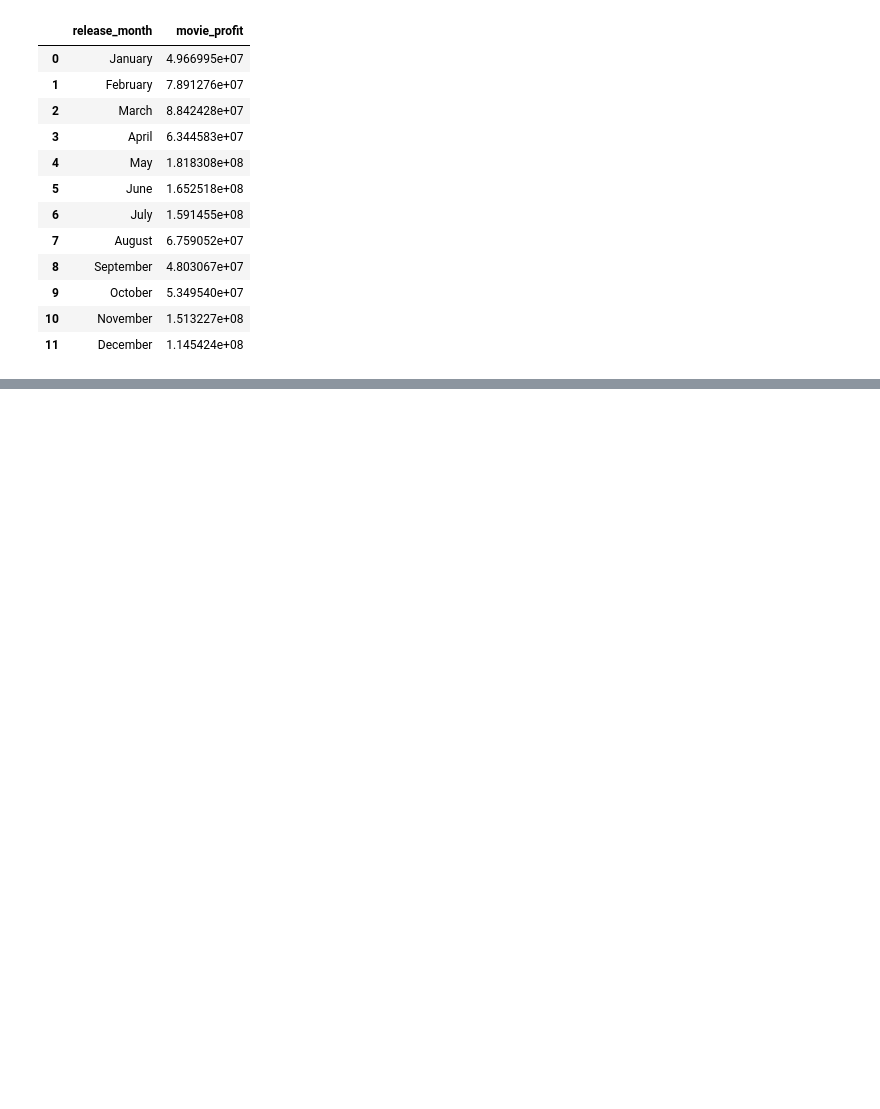
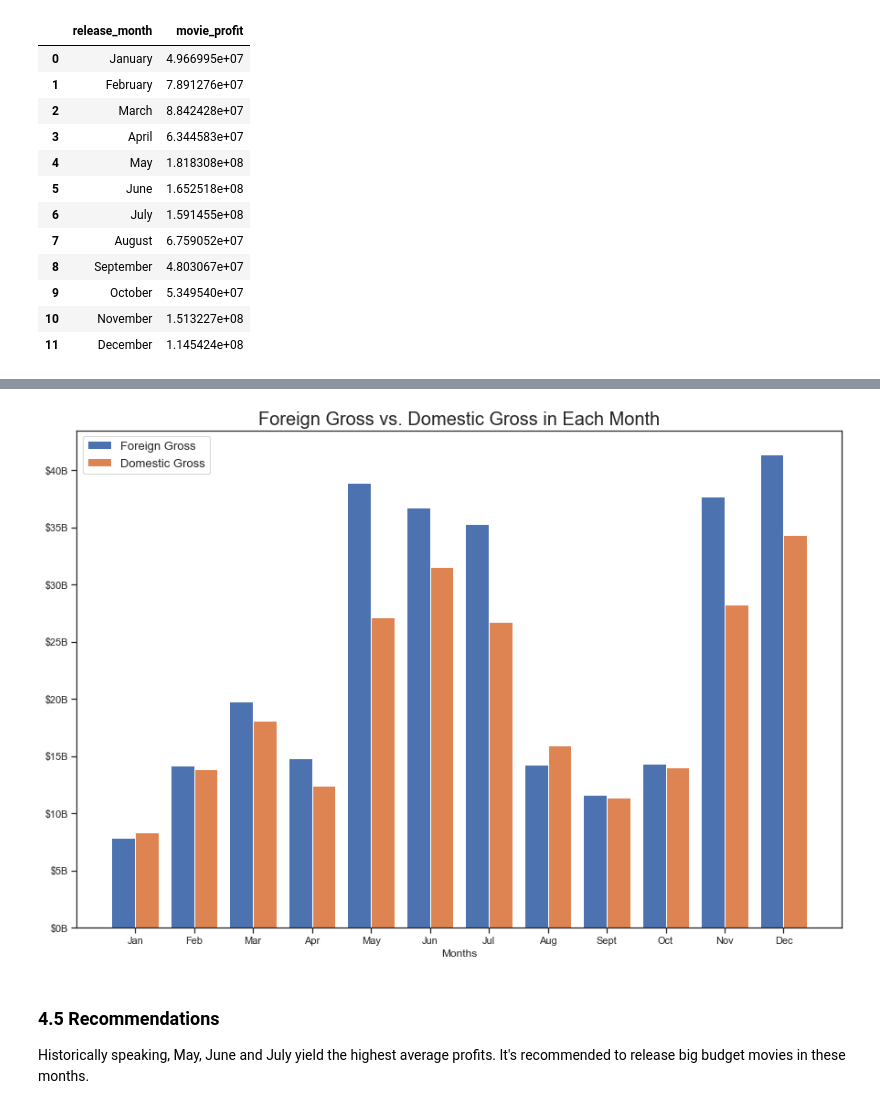
Before and after one commit to sumed-h/microsoft-studio-movie-analysis, a Jupyter notebook: Group_4_Notebook_FINAL.ipynb, the cells around one changed output, grey strips where cells are left out. Drawn from its saved outputs; the diff is of its cells as text; code cells hidden in the pictures; blank space fills up the shorter version.

```diff
--- a/Group_4_Notebook_FINAL.ipynb
+++ b/Group_4_Notebook_FINAL.ipynb
@@ -1038 +1304,33 @@ profit_vs_monthmean
+# %%
+# Replace XFG & ZDG & make double bar chart bigger
+# Add units on ylabel
+
+from matplotlib.ticker import FuncFormatter
+
+X = ['Jan','Feb','Mar','Apr', 'May', 'Jun', 'Jul', 'Aug', 'Sept', 'Oct', 'Nov', 'Dec']
+XFG = [7.847130e+09, 1.416291e+10, 1.976838e+10, 1.479670e+10, 3.889701e+10, 3.673696e+10,
+       3.530365e+10, 1.428986e+10, 1.160709e+10, 1.434853e+10, 3.769438e+10, 4.141630e+10]
+ZDG = [8.310517e+09, 1.388254e+10, 1.812930e+10, 1.240709e+10, 2.714607e+10, 3.153157e+10,
+       2.672034e+10, 1.595543e+10, 1.141289e+10, 1.399466e+10, 2.827605e+10, 3.434511e+10]
+
+bar_fig, ax = plt.subplots(figsize=(15,10))
+X_axis = np.arange(len(X))
+def ten_billions(y, pos):
+    return '$%1.0fB' % (y*1e-9)
+plt.bar(X_axis - 0.2, XFG, 0.4, label = 'Foreign Gross')
+plt.bar(X_axis + 0.2, ZDG, 0.4, label = 'Domestic Gross')
+sns.set_style("white")
+plt.xticks(X_axis, X)
+ax.tick_params(left=True, bottom=True)
+plt.xlabel("Months")
+plt.title("Foreign Gross vs. Domestic Gross in Each Month", fontsize= 20)
+plt.legend()
+formatter = FuncFormatter(ten_billions)
+ax.yaxis.set_major_formatter(formatter)
+plt.show()
+# %% [output]
+[figure, added]
+# %% [markdown]
+### 4.5 Recommendations
+Historically speaking, May, June and July yield the highest average profits. It's recommended to release big budget movies in these months.
 # %% [markdown]
```
Also changed, not shown: parts of 46 cells of this notebook, 3 other files.
